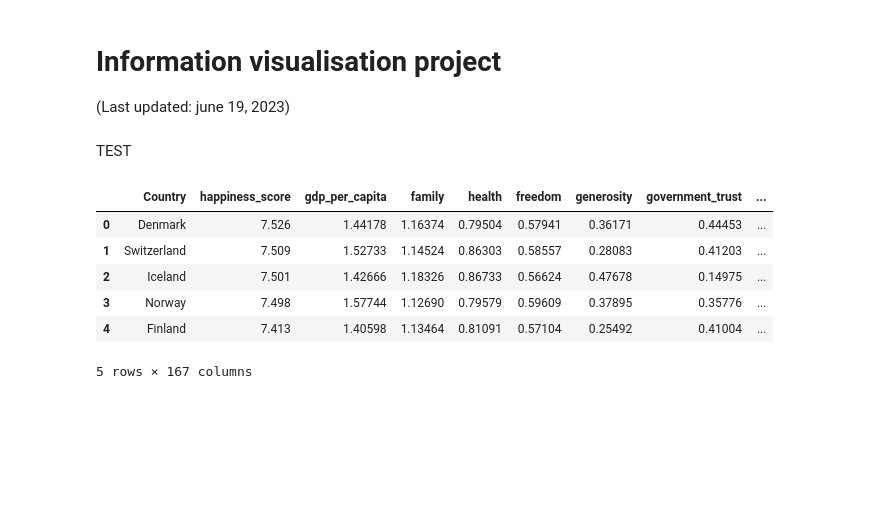
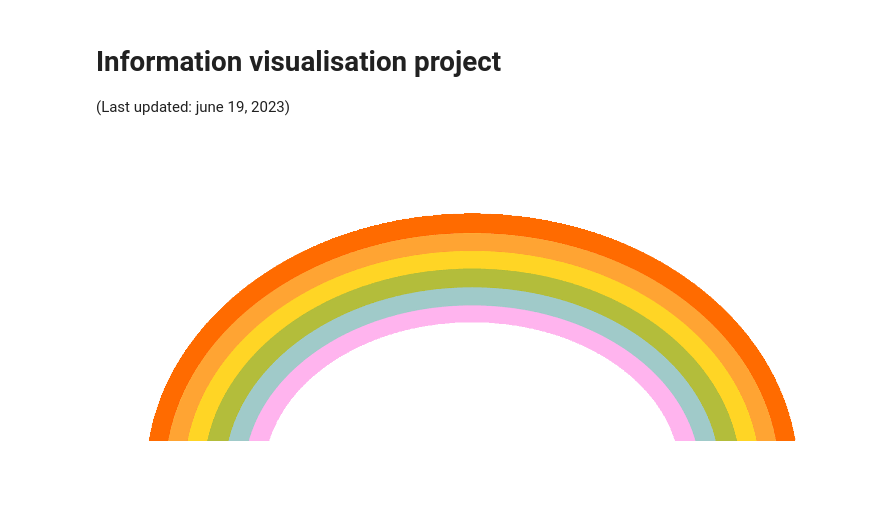
Before and after one commit to BerendSchuitemaker/information-visualisation, a Jupyter notebook: docs/notebook.ipynb, the cells around one changed output. Drawn from its saved outputs; the diff is of its cells as text; code cells hidden in the pictures; blank space fills up the shorter version.

```diff
--- a/docs/notebook.ipynb
+++ b/docs/notebook.ipynb
@@ -2,5 +2,3 @@
 # Information visualisation project
 
 (Last updated: june 19, 2023)
-# %% [markdown]
-TEST
@@ -14,10 +5,6 @@ df = pd.read_csv("final_dataframe.csv")
-# %%
-df.head()
-# %% [output]
-|  | Country | happiness_score | gdp_per_capita | family | health | freedom | generosity | government_trust | ... |
-| 0 | Denmark | 7.526 | 1.44178 | 1.16374 | 0.79504 | 0.57941 | 0.36171 | 0.44453 | ... |
-| 1 | Switzerland | 7.509 | 1.52733 | 1.14524 | 0.86303 | 0.58557 | 0.28083 | 0.41203 | ... |
-| 2 | Iceland | 7.501 | 1.42666 | 1.18326 | 0.86733 | 0.56624 | 0.47678 | 0.14975 | ... |
-| 3 | Norway | 7.498 | 1.57744 | 1.12690 | 0.79579 | 0.59609 | 0.37895 | 0.35776 | ... |
-| 4 | Finland | 7.413 | 1.40598 | 1.13464 | 0.81091 | 0.57104 | 0.25492 | 0.41004 | ... |
-5 rows × 167 columns
+# %%
+from IPython.display import Image
+
+Image("regenboog GIF.gif")
+# %% [output]
+[figure, added]
```
Also changed, not shown: parts of 11 cells of this notebook, 11 other files.
